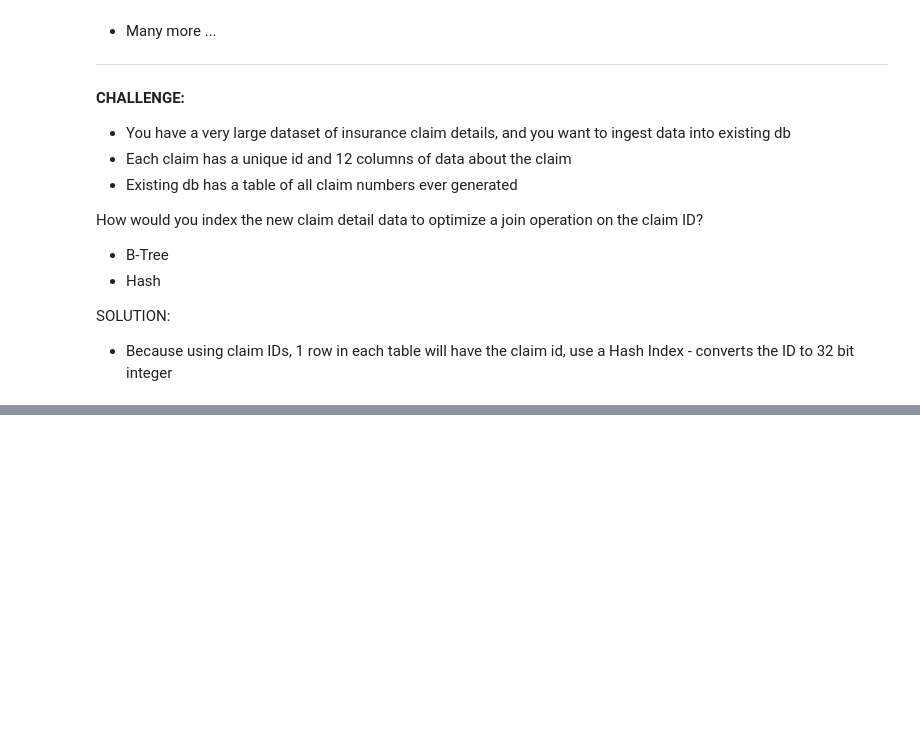
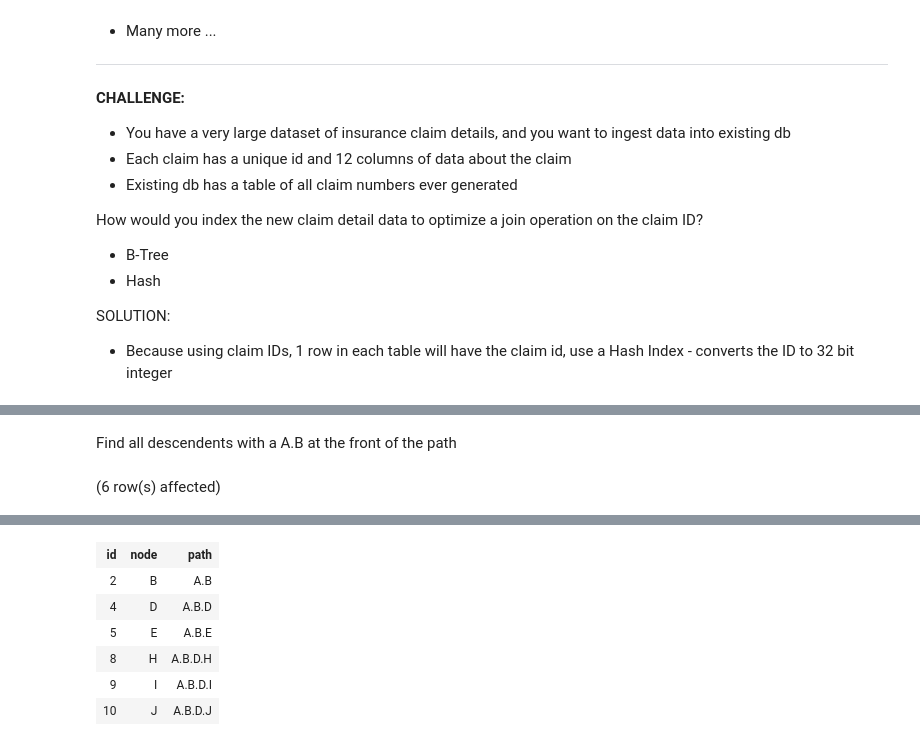
Before and after one commit to FreshOats/AdventureWorks, a Jupyter notebook: Advanced_SQL_for_DS_Notes.ipynb, the cells around one changed output, grey strips where cells are left out. Saved outputs shown, nothing was run; the diff lists cells and outputs as text; code cells hidden in the pictures; blank space fills up the shorter version.

```diff
--- a/Advanced_SQL_for_DS_Notes.ipynb
+++ b/Advanced_SQL_for_DS_Notes.ipynb
@@ -396,0 +1216,8 @@ Operators:
+# %% [markdown]
+Find all descendents with a A.B at the front of the path
+# %%
+SELECT *
+FROM paths_to_nodes
+WHERE 'A.B' @> path
+# %% [output]
+(6 row(s) affected)
@@ -396,0 +1225,7 @@ Operators:
+| id | node | path |
+| 2 | B | A.B |
+| 4 | D | A.B.D |
+| 5 | E | A.B.E |
+| 8 | H | A.B.D.H |
+| 9 | I | A.B.D.I |
+| 10 | J | A.B.D.J |
```
Also changed, not shown: parts of 54 cells of this notebook.
